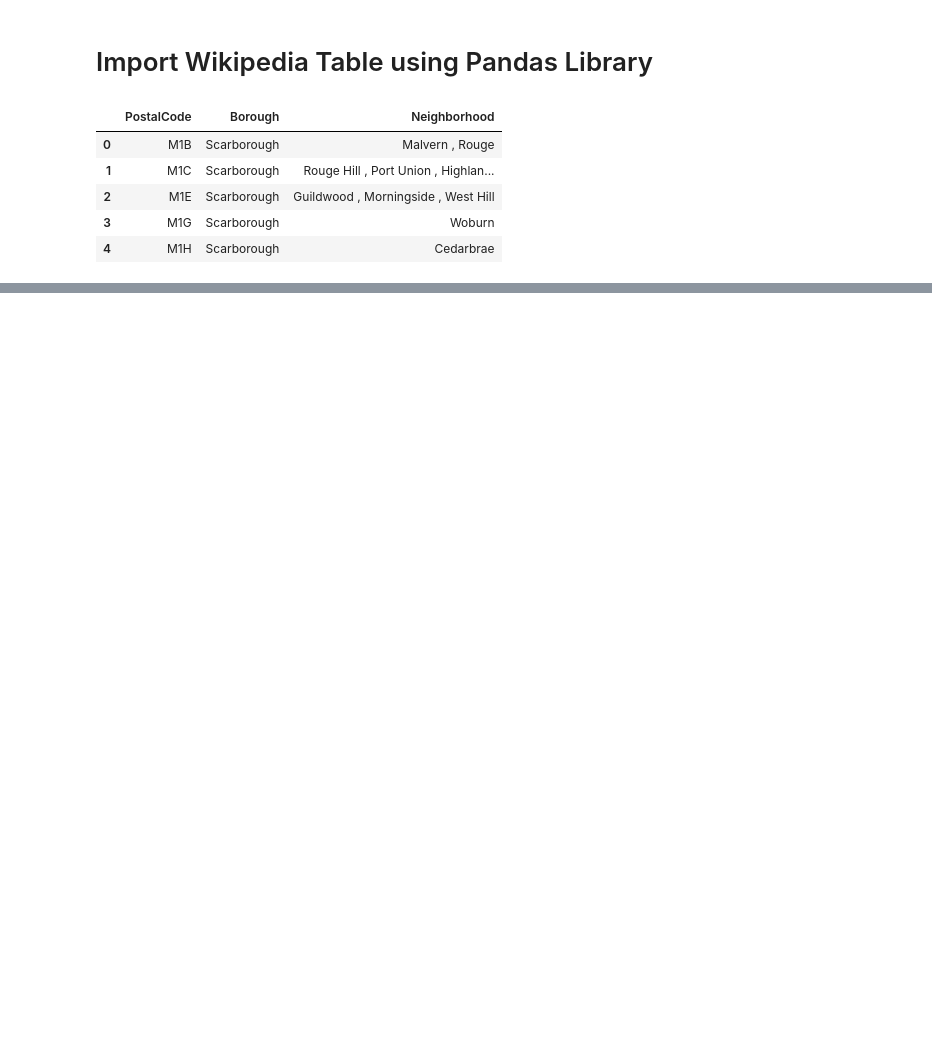
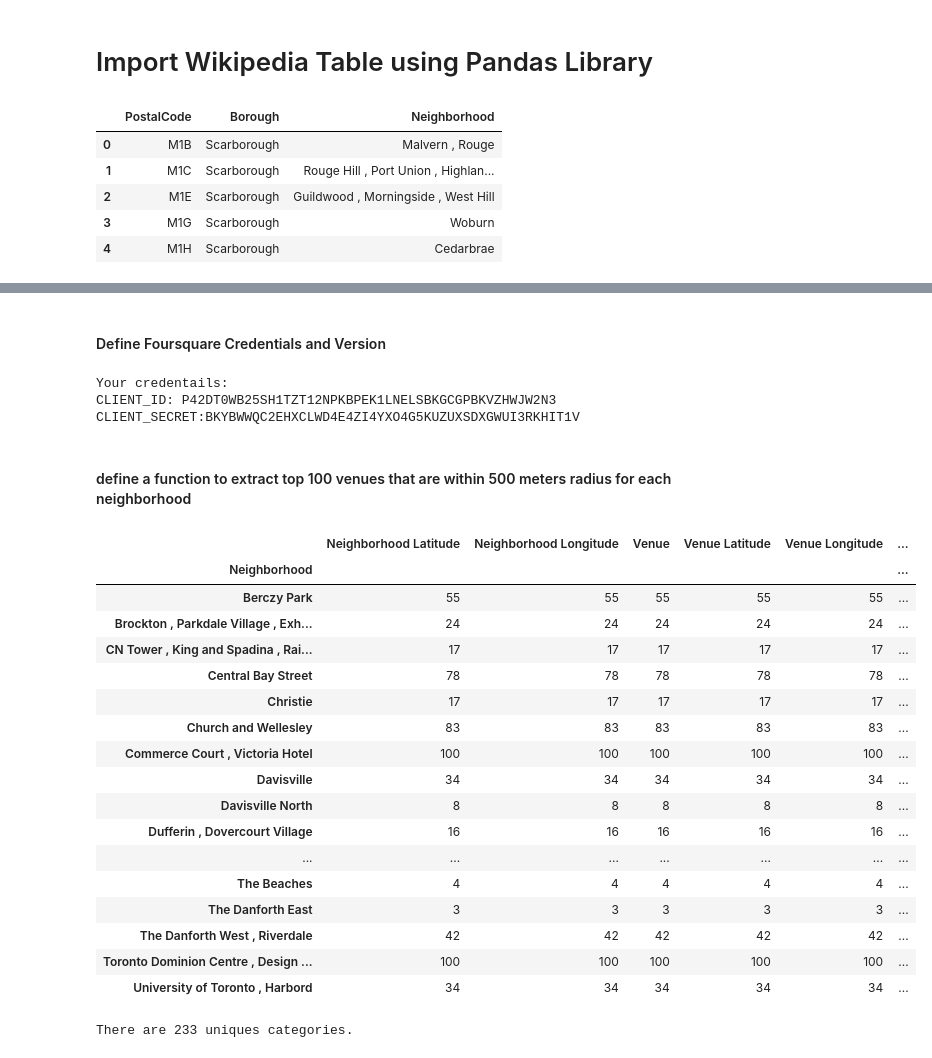
Before and after one commit to zch401/coursera_capstone_project, a Jupyter notebook: week3-assignment.ipynb, the cells around one changed output, grey strips where cells are left out. Cells and saved outputs as stored; diff of their text form; code cells hidden in the pictures; blank space fills up the shorter version.

```diff
--- a/week3-assignment.ipynb
+++ b/week3-assignment.ipynb
@@ -50,0 +116,3 @@ df.head()
+# %%
+toronto_latitude = 43.6529
+toronto_longitude = -79.3849
@@ -50,0 +151,19 @@ df.head()
+# %%
+# create map of Toronto using latitude and longitude values
+map_toronto = folium.Map(location=[toronto_latitude, toronto_longitude], zoom_start=13)
+
+# add markers to map
+for lat, lng, borough, neighborhood in zip(df_toronto['Latitude'], df_toronto['Longitude'], df_toronto['Borough'], df_toronto['Neighborhood']):
+    label = '{}, {}'.format(neighborhood, borough)
+    label = folium.Popup(label, parse_html=True)
+    folium.CircleMarker(
+        [lat, lng],
+        radius=5,
+        popup=label,
+        color='blue',
+        fill=True,
+        fill_color='#3186cc',
+        fill_opacity=0.7,
+        parse_html=False).add_to(map_toronto)
+
+map_toronto
@@ -50,0 +172,17 @@ df.head()
+# %% [markdown]
+#### Define Foursquare Credentials and Version
+# %%
+CLIENT_ID = 'P42DT0WB25SH1TZT12NPKBPEK1LNELSBKGCGPBKVZHWJW2N3' # your Foursquare ID
+CLIENT_SECRET = 'BKYBWWQC2EHXCLWD4E4ZI4YXO4G5KUZUXSDXGWUI3RKHIT1V' # your Foursquare Secret
+VERSION = '20180605' # Foursquare API version
+LIMIT = 100
+
+print('Your credentails:')
+print('CLIENT_ID: ' + CLIENT_ID)
+print('CLIENT_SECRET:' + CLIENT_SECRET)
+# %% [output]
+Your credentails:
+CLIENT_ID: P42DT0WB25SH1TZT12NPKBPEK1LNELSBKGCGPBKVZHWJW2N3
+CLIENT_SECRET:BKYBWWQC2EHXCLWD4E4ZI4YXO4G5KUZUXSDXGWUI3RKHIT1V
+# %% [markdown]
+#### define a function to extract top 100 venues that are within 500 meters radius for each neighborhood
@@ -50,0 +229,29 @@ df.head()
+# %%
+toronto_venues = getNearbyVenues(names=df_toronto['Neighborhood'],
+                                   latitudes=df_toronto['Latitude'],
+                                   longitudes=df_toronto['Longitude']
+                                  )
+toronto_venues.groupby('Neighborhood').count()
+# %% [output]
+|  | Neighborhood Latitude | Neighborhood Longitude | Venue | Venue Latitude | Venue Longitude | ... |
+| Neighborhood |  |  |  |  |  | ... |
+| Berczy Park | 55 | 55 | 55 | 55 | 55 | ... |
+| Brockton , Parkdale Village , Exh... | 24 | 24 | 24 | 24 | 24 | ... |
+| CN Tower , King and Spadina , Rai... | 17 | 17 | 17 | 17 | 17 | ... |
+| Central Bay Street | 78 | 78 | 78 | 78 | 78 | ... |
+| Christie | 17 | 17 | 17 | 17 | 17 | ... |
+| Church and Wellesley | 83 | 83 | 83 | 83 | 83 | ... |
+| Commerce Court , Victoria Hotel | 100 | 100 | 100 | 100 | 100 | ... |
+| Davisville | 34 | 34 | 34 | 34 | 34 | ... |
+| Davisville North | 8 | 8 | 8 | 8 | 8 | ... |
+| Dufferin , Dovercourt Village | 16 | 16 | 16 | 16 | 16 | ... |
+| ... | ... | ... | ... | ... | ... | ... |
+| The Beaches | 4 | 4 | 4 | 4 | 4 | ... |
+| The Danforth East | 3 | 3 | 3 | 3 | 3 | ... |
+| The Danforth West , Riverdale | 42 | 42 | 42 | 42 | 42 | ... |
+| Toronto Dominion Centre , Design ... | 100 | 100 | 100 | 100 | 100 | ... |
+| University of Toronto , Harbord | 34 | 34 | 34 | 34 | 34 | ... |
+# %%
+print('There are {} uniques categories.'.format(len(toronto_venues['Venue Category'].unique())))
+# %% [output]
+There are 233 uniques categories.
```
Also changed, not shown: parts of 27 cells of this notebook.
